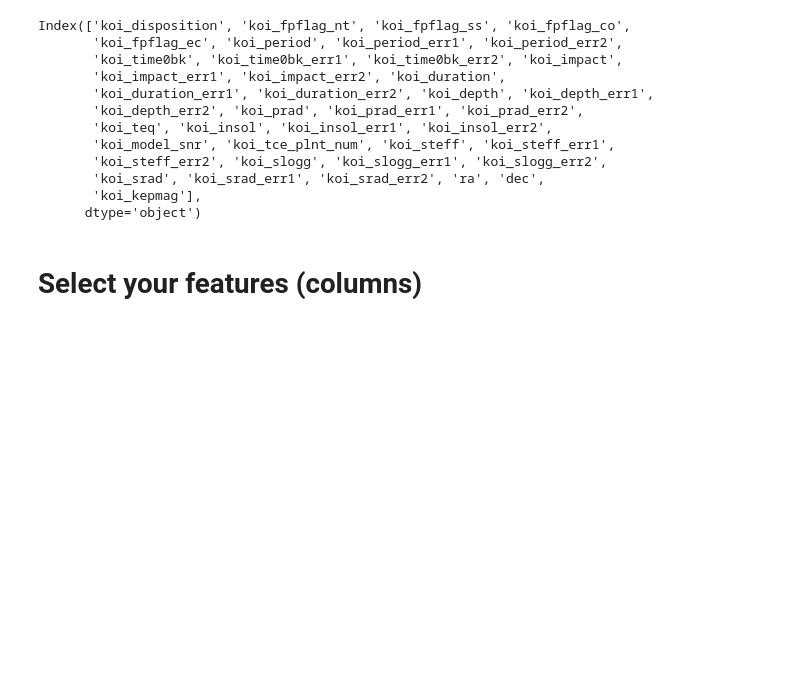
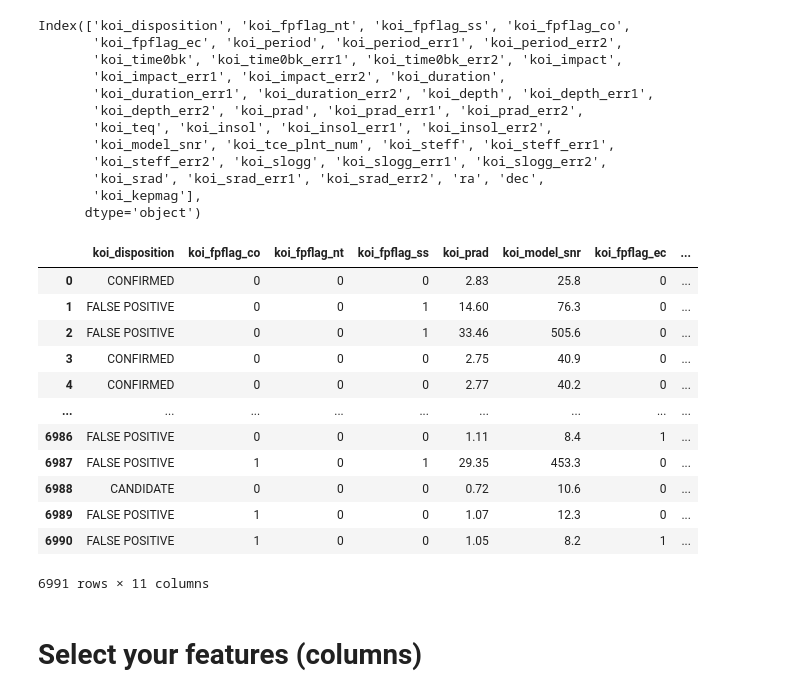
Before and after one commit to amirakul/Machine-Learning-Challenge, a Jupyter notebook: Code/model_1.ipynb, the cells around one changed output. Saved outputs shown, nothing was run; the diff lists cells and outputs as text; code cells hidden in the pictures; blank space fills up the shorter version.

Commit message:
polishing models

```diff
--- a/Code/model_1.ipynb
+++ b/Code/model_1.ipynb
@@ -52,6 +52,24 @@ Index(['koi_disposition', 'koi_fpflag_nt', 'koi_fpflag_ss', 'koi_fpflag_co',
        'koi_srad', 'koi_srad_err1', 'koi_srad_err2', 'ra', 'dec',
        'koi_kepmag'],
       dtype='object')
+# %%
+#Making you dataframe based on sorted features
+sorted_df=df[['koi_disposition','koi_fpflag_co', 'koi_fpflag_nt','koi_fpflag_ss', 'koi_prad','koi_model_snr','koi_fpflag_ec', 'koi_duration_err2','koi_prad_err2','koi_steff_err2','koi_duration_err1' ]]
+sorted_df
+# %% [output]
+|  | koi_disposition | koi_fpflag_co | koi_fpflag_nt | koi_fpflag_ss | koi_prad | koi_model_snr | koi_fpflag_ec | ... |
+| 0 | CONFIRMED | 0 | 0 | 0 | 2.83 | 25.8 | 0 | ... |
+| 1 | FALSE POSITIVE | 0 | 0 | 1 | 14.60 | 76.3 | 0 | ... |
+| 2 | FALSE POSITIVE | 0 | 0 | 1 | 33.46 | 505.6 | 0 | ... |
+| 3 | CONFIRMED | 0 | 0 | 0 | 2.75 | 40.9 | 0 | ... |
+| 4 | CONFIRMED | 0 | 0 | 0 | 2.77 | 40.2 | 0 | ... |
+| ... | ... | ... | ... | ... | ... | ... | ... | ... |
+| 6986 | FALSE POSITIVE | 0 | 0 | 0 | 1.11 | 8.4 | 1 | ... |
+| 6987 | FALSE POSITIVE | 1 | 0 | 1 | 29.35 | 453.3 | 0 | ... |
+| 6988 | CANDIDATE | 0 | 0 | 0 | 0.72 | 10.6 | 0 | ... |
+| 6989 | FALSE POSITIVE | 1 | 0 | 0 | 1.07 | 12.3 | 0 | ... |
+| 6990 | FALSE POSITIVE | 1 | 0 | 0 | 1.05 | 8.2 | 1 | ... |
+6991 rows × 11 columns
 # %% [markdown]
 # Select your features (columns)
 # %%
```
Also changed, not shown: parts of 9 cells of this notebook.
